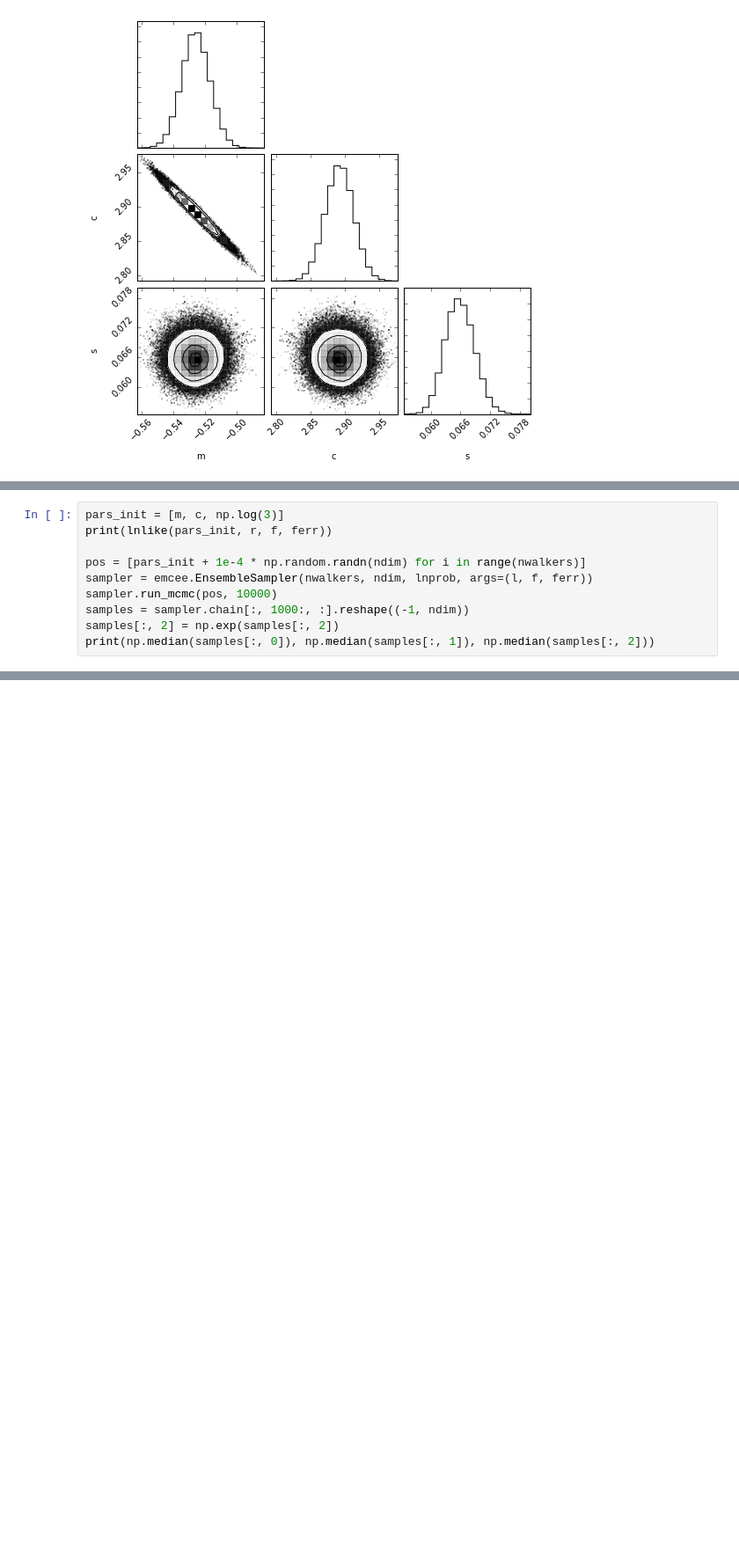
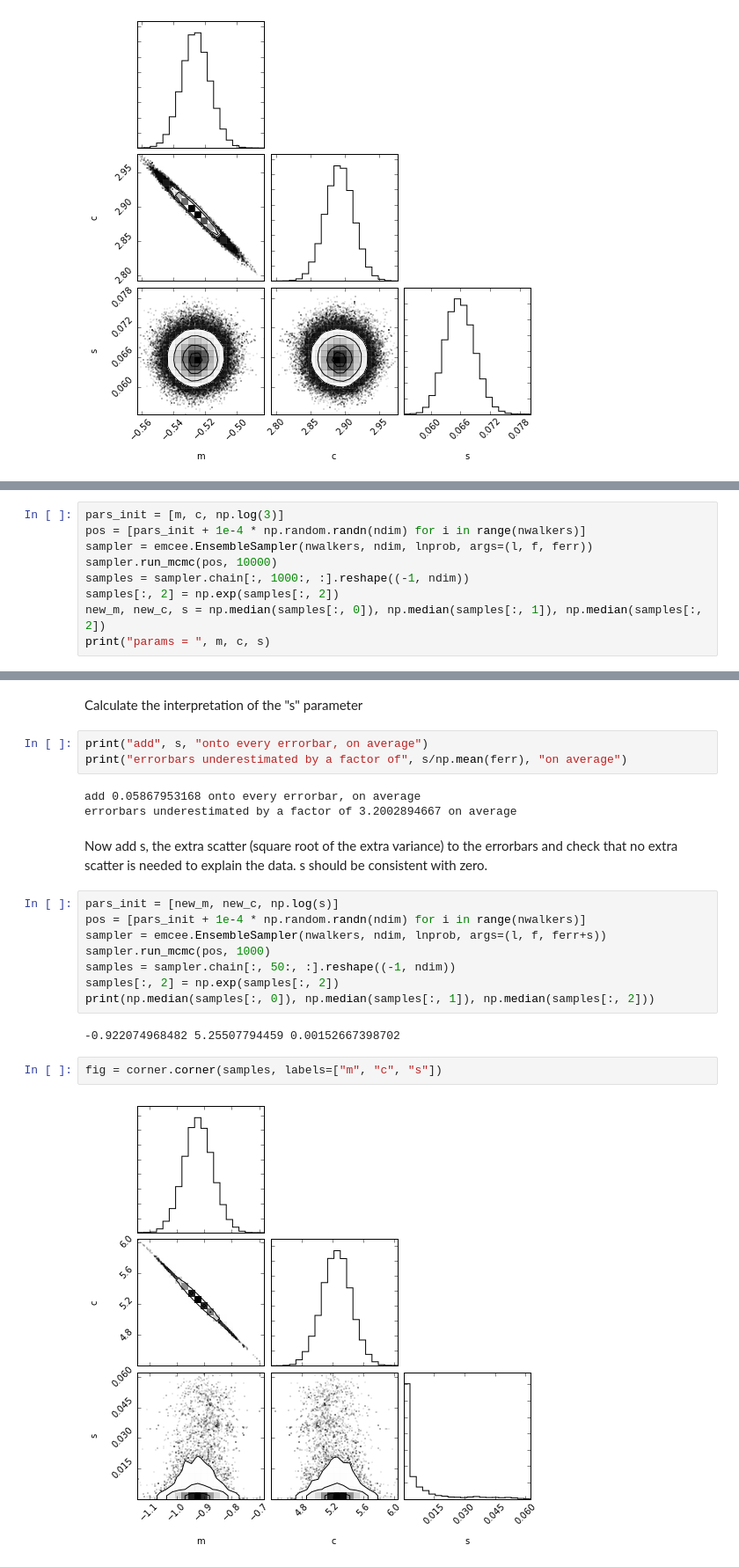
Before and after one commit to RuthAngus/flicker, a Jupyter notebook: code/Simple_demo.ipynb, the cells around one changed output, grey strips where cells are left out. Shown: that part at 88% size. Drawn from its saved outputs; the diff is of its cells as text; blank space fills up the shorter version.

```diff
--- a/code/Simple_demo.ipynb
+++ b/code/Simple_demo.ipynb
@@ -91,11 +100,10 @@ plt.xlabel("log g")
 # %%
 pars_init = [m, c, np.log(3)]
-print(lnlike(pars_init, r, f, ferr))
-
 pos = [pars_init + 1e-4 * np.random.randn(ndim) for i in range(nwalkers)]
 sampler = emcee.EnsembleSampler(nwalkers, ndim, lnprob, args=(l, f, ferr))
 sampler.run_mcmc(pos, 10000)
 samples = sampler.chain[:, 1000:, :].reshape((-1, ndim))
 samples[:, 2] = np.exp(samples[:, 2])
-print(np.median(samples[:, 0]), np.median(samples[:, 1]), np.median(samples[:, 2]))
+new_m, new_c, s = np.median(samples[:, 0]), np.median(samples[:, 1]), np.median(samples[:, 2])
+print("params = ", m, c, s)
 # %% [output]
@@ -107,0 +117,24 @@ fig = corner.corner(samples, labels=["m", "c", "s"])
+# %% [markdown]
+Calculate the interpretation of the "s" parameter
+# %%
+print("add", s, "onto every errorbar, on average")
+print("errorbars underestimated by a factor of", s/np.mean(ferr), "on average")
+# %% [output]
+add 0.05867953168 onto every errorbar, on average
+errorbars underestimated by a factor of 3.2002894667 on average
+# %% [markdown]
+Now add s, the extra scatter (square root of the extra variance) to the errorbars and check that no extra scatter is needed to explain the data. s should be consistent with zero.
+# %%
+pars_init = [new_m, new_c, np.log(s)]
+pos = [pars_init + 1e-4 * np.random.randn(ndim) for i in range(nwalkers)]
+sampler = emcee.EnsembleSampler(nwalkers, ndim, lnprob, args=(l, f, ferr+s))
+sampler.run_mcmc(pos, 1000)
+samples = sampler.chain[:, 50:, :].reshape((-1, ndim))
+samples[:, 2] = np.exp(samples[:, 2])
+print(np.median(samples[:, 0]), np.median(samples[:, 1]), np.median(samples[:, 2]))
+# %% [output]
+-0.922074968482 5.25507794459 0.00152667398702
+# %%
+fig = corner.corner(samples, labels=["m", "c", "s"])
+# %% [output]
+[figure, added]
```
Also changed, not shown: parts of 15 cells of this notebook, 1 other file.
